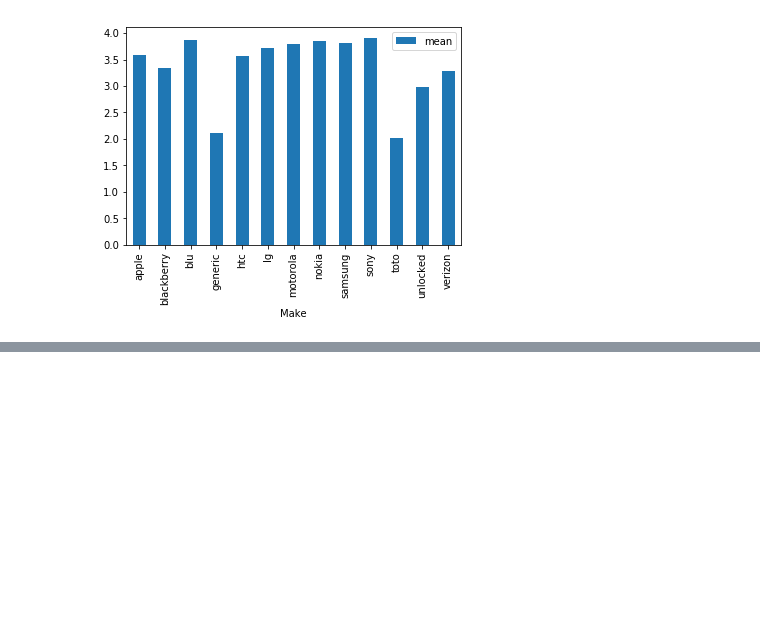
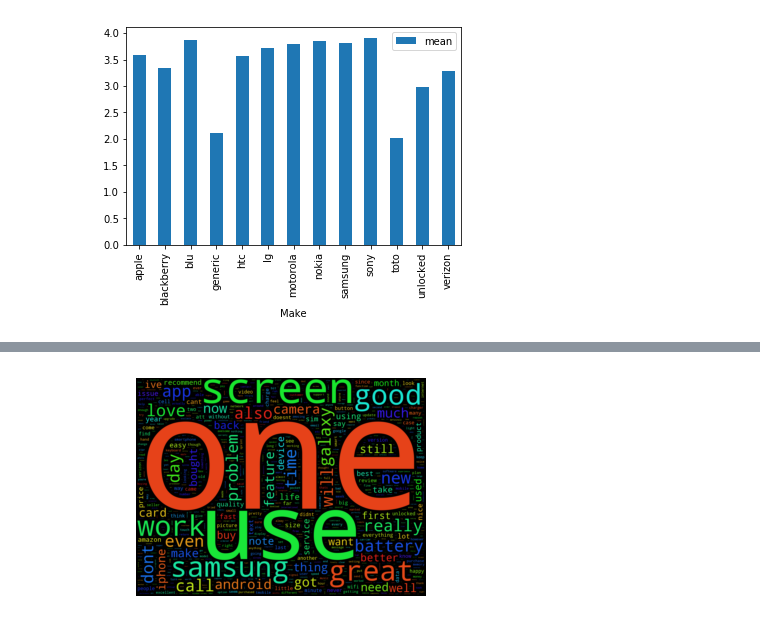
Before and after one commit to UNCG-CSE/CORPUS, a Jupyter notebook: Project_Mukund/Text Analytics on Reviews.ipynb, the cells around one changed output, grey strips where cells are left out. Drawn from its saved outputs; the diff is of its cells as text; code cells hidden in the pictures; blank space fills up the shorter version.

```diff
--- a/Project_Mukund/Text Analytics on Reviews.ipynb
+++ b/Project_Mukund/Text Analytics on Reviews.ipynb
@@ -210,0 +278,2 @@ plt.show()
+# %%
+sam_list = get_words('samsung')
@@ -210,0 +302,9 @@ plt.show()
+# %%
+wc_sam = WordCloud(width=2000,height=1500, max_words=1000, margin=20,
+               random_state=1).generate(" ".join(str(x) for x in sam_list))
+# %%
+plt.imshow(wc_sam, interpolation='bilinear')
+plt.axis("off")
+plt.show()
+# %% [output]
+[figure, added]
```
Also changed, not shown: parts of 14 cells of this notebook.
